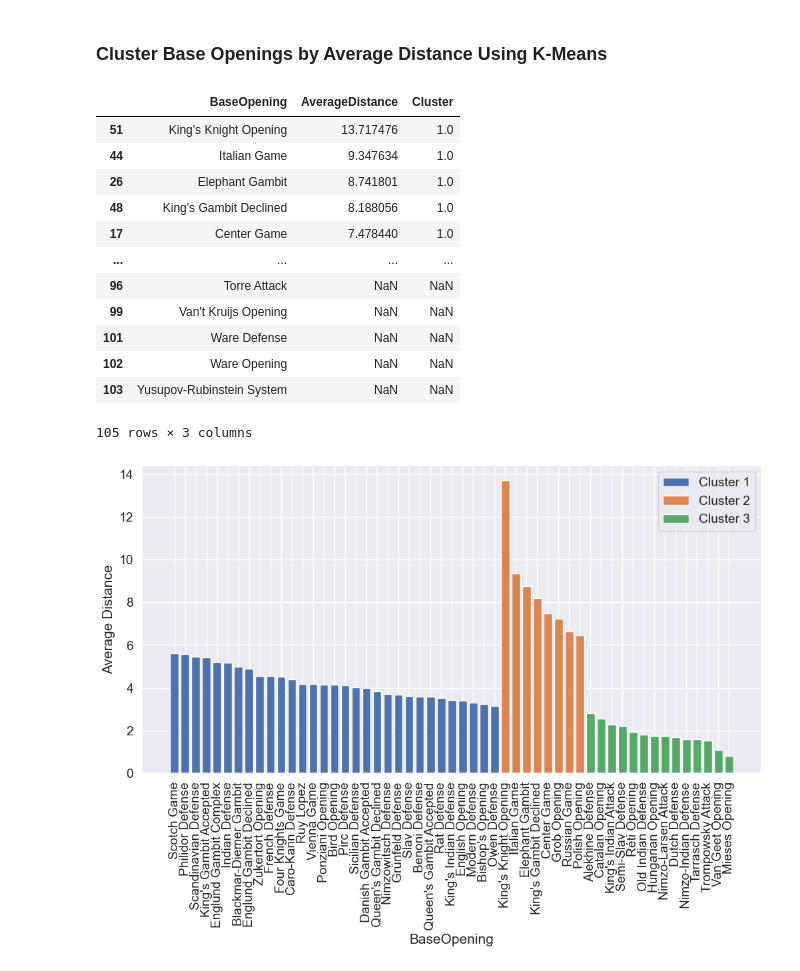
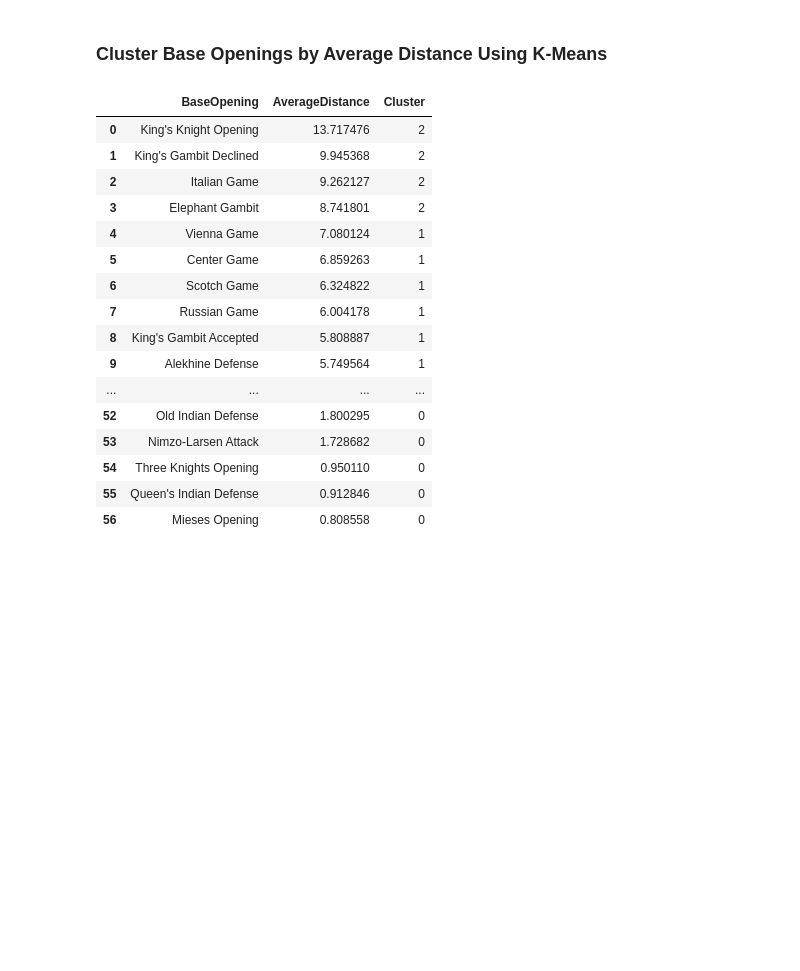
Before and after one commit to IsaacCheng9/machine-learning-in-chess, a Jupyter notebook: src/analyse_chess_data.ipynb, the cells around one changed output. Cells and saved outputs as stored; diff of their text form; code cells hidden in the pictures; blank space fills up the shorter version.

Commit message:
Fix using old filtered DataFrame

```diff
--- a/src/analyse_chess_data.ipynb
+++ b/src/analyse_chess_data.ipynb
@@ -2683,4 +2645,10 @@ print(result)
 # %%
+# Count the number of games for each opening.
+opening_counts = df_reduced["Opening"].value_counts().compute()
+# Filter the openings that have over 500 games.
+popular_openings = opening_counts[opening_counts >= 500].index
+filtered_df = df_reduced[df_reduced["Opening"].isin(popular_openings)]
+
 # Calculate the total games per opening in the filtered DataFrame.
 total_games = filtered_df.groupby("Opening").size().compute()
 # Count the games for each result per opening.
@@ -2737,7 +2705,7 @@ display(result_percentages_pivot_opening_sorted)
 
 
 # Calculate Euclidean distance between variations within each BaseOpening
-def euclidean_distance(group):
+def calculate_euclidean_distance_by_result(group):
     features = group[["1-0", "0-1", "1/2-1/2"]].values
     distances = pdist(features, metric="euclidean")
     return distances.mean()
@@ -2746,7 +2714,7 @@ def euclidean_distance(group):
 # Group by BaseOpening and apply the euclidean_distance function
 average_distances = result_percentages_pivot_opening_sorted.groupby(
     "BaseOpening"
-).apply(euclidean_distance)
+).apply(calculate_euclidean_distance_by_result)
 
 # Convert the result to a DataFrame
 average_distances_df = average_distances.reset_index(name="AverageDistance")
@@ -2755,6 +2723,8 @@ average_distances_df = average_distances.reset_index(name="AverageDistance")
 average_distances_sorted = average_distances_df.sort_values(
     "AverageDistance", ascending=False
 )
+average_distances_sorted.dropna(subset=["AverageDistance"], inplace=True)
+average_distances_sorted.reset_index(drop=True, inplace=True)
 
 # Display the result
 display(average_distances_sorted)
@@ -2776,57 +2750,44 @@ display(average_distances_sorted)
 ### Cluster Base Openings by Average Distance Using K-Means
 # %%
 # Assuming average_distances_sorted contains the following columns: "BaseOpening", "AverageDistance"
+data = average_distances_sorted[["AverageDistance"]]
 
 # Choose the number of clusters, for this example, let's assume we want to cluster into 3 groups
 n_clusters = 3
 
-# Drop rows with NaN values
-data = average_distances_sorted.dropna(subset=["AverageDistance"])[["AverageDistance"]]
-
-
 # Fit the K-means clustering model
-kmeans = KMeans(n_clusters=n_clusters, random_state=42)
+kmeans = KMeans(n_clusters=n_clusters, random_state=69)
 kmeans.fit(data)
 
 # Add the cluster labels to the filtered data
 data["Cluster"] = kmeans.labels_
 
 # Merge the cluster labels back to the original DataFrame
 average_distances_sorted = average_distances_sorted.merge(
     data["Cluster"], left_index=True, right_index=True, how="left"
 )
-average_distances_sorted.dropna()
+
+# Drop rows with NaN values in 'AverageDistance' after merging
+average_distances_sorted = average_distances_sorted.dropna(subset=["AverageDistance"])
+average_distances_sorted.reset_index(drop=True, inplace=True)
 
 # Display the clustered BaseOpenings
 display(average_distances_sorted)
-
-
-# Visualize the clusters using a bar plot
-plt.figure(figsize=(12, 6))
-for i in range(n_clusters):
-    cluster_data = average_distances_sorted[average_distances_sorted["Cluster"] == i]
-    plt.bar(
-        cluster_data["BaseOpening"],
-        cluster_data["AverageDistance"],
-        label=f"Cluster {i + 1}",
-    )
-plt.xlabel("BaseOpening")
-plt.ylabel("Average Distance")
-plt.xticks(rotation=90)
-plt.legend()
-plt.show()
 # %% [output]
 |  | BaseOpening | AverageDistance | Cluster |
-| 51 | King's Knight Opening | 13.717476 | 1.0 |
-| 44 | Italian Game | 9.347634 | 1.0 |
-| 26 | Elephant Gambit | 8.741801 | 1.0 |
-| 48 | King's Gambit Declined | 8.188056 | 1.0 |
-| 17 | Center Game | 7.478440 | 1.0 |
+| 0 | King's Knight Opening | 13.717476 | 2 |
+| 1 | King's Gambit Declined | 9.945368 | 2 |
+| 2 | Italian Game | 9.262127 | 2 |
+| 3 | Elephant Gambit | 8.741801 | 2 |
+| 4 | Vienna Game | 7.080124 | 1 |
+| 5 | Center Game | 6.859263 | 1 |
+| 6 | Scotch Game | 6.324822 | 1 |
+| 7 | Russian Game | 6.004178 | 1 |
+| 8 | King's Gambit Accepted | 5.808887 | 1 |
+| 9 | Alekhine Defense | 5.749564 | 1 |
 | ... | ... | ... | ... |
-| 96 | Torre Attack | NaN | NaN |
-| 99 | Van't Kruijs Opening | NaN | NaN |
-| 101 | Ware Defense | NaN | NaN |
-| 102 | Ware Opening | NaN | NaN |
-| 103 | Yusupov-Rubinstein System | NaN | NaN |
+| 52 | Old Indian Defense | 1.800295 | 0 |
+| 53 | Nimzo-Larsen Attack | 1.728682 | 0 |
+| 54 | Three Knights Opening | 0.950110 | 0 |
+| 55 | Queen's Indian Defense | 0.912846 | 0 |
+| 56 | Mieses Opening | 0.808558 | 0 |
-105 rows × 3 columns
-[figure, removed]
```
Also changed, not shown: parts of 6 cells of this notebook.
